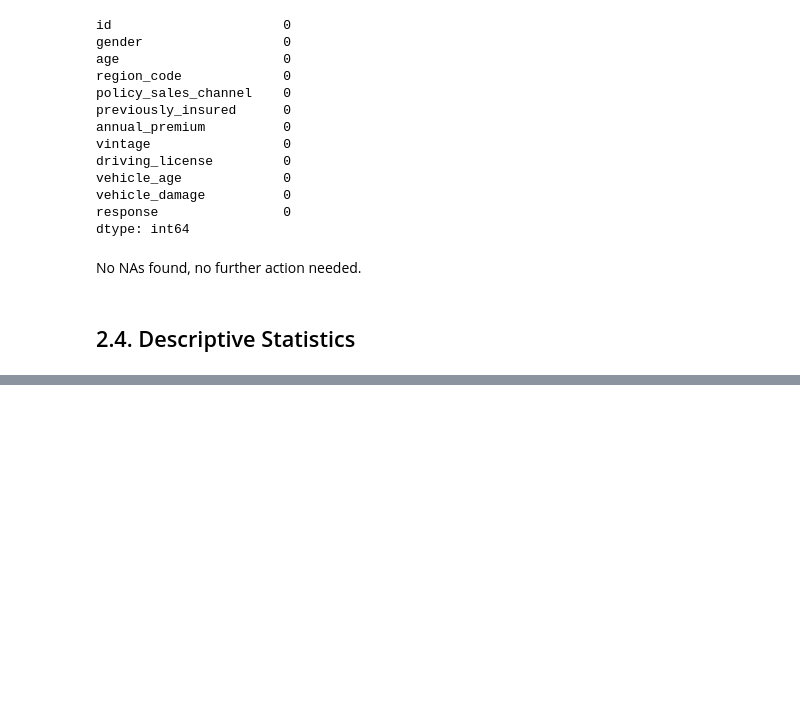
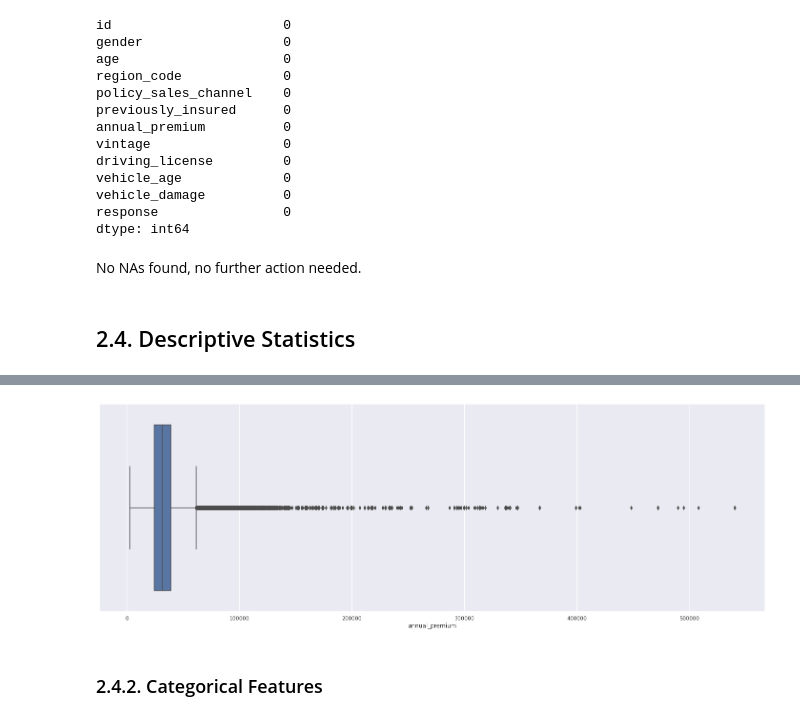
Before and after one commit to olini/insurance-cross-sell-prediction, a Jupyter notebook: notebook.ipynb, the cells around one changed output, grey strips where cells are left out. Saved outputs shown, nothing was run; the diff lists cells and outputs as text; code cells hidden in the pictures; blank space fills up the shorter version.

Commit message:
Finish Descriptive Statistics with a better view of numerical and categorical features.
Signed-off-by: olini <lucasolini96@gmail.com>

```diff
--- a/notebook.ipynb
+++ b/notebook.ipynb
@@ -124,0 +175,6 @@ cat_features = ['gender', 'region_code', 'policy_sales_channel', 'previously_ins
+# %%
+sns.boxplot(x = 'annual_premium', data=df_dd);
+# %% [output]
+[figure, added]
+# %% [markdown]
+### 2.4.2. Categorical Features
```
Also changed, not shown: parts of 17 cells of this notebook.
